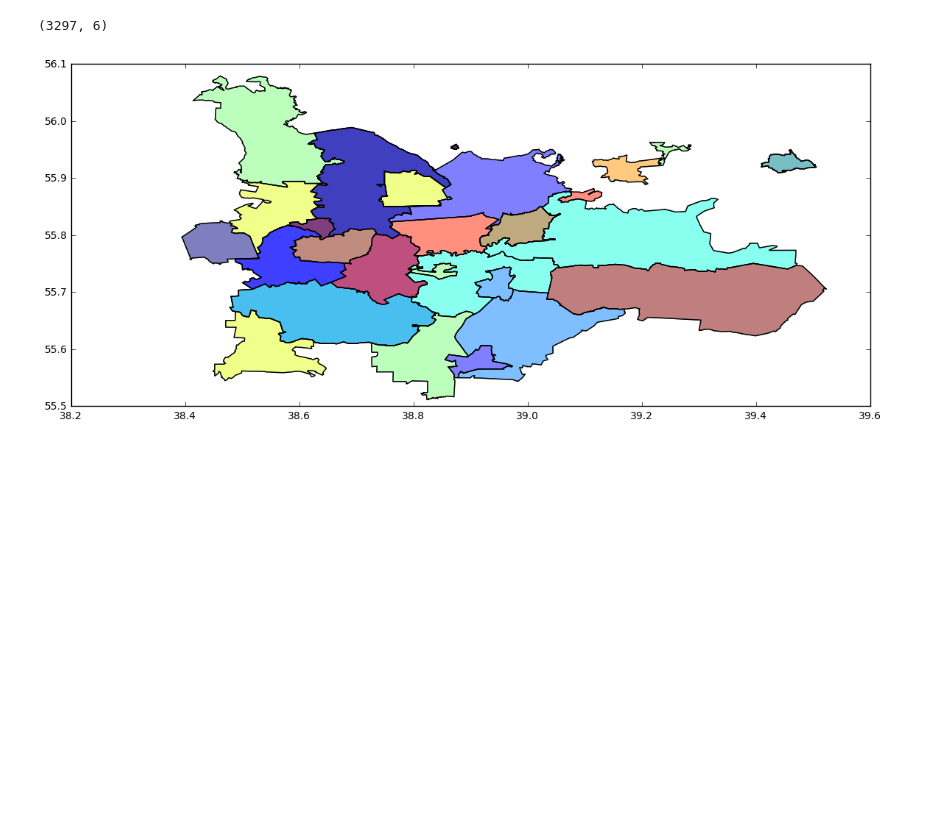
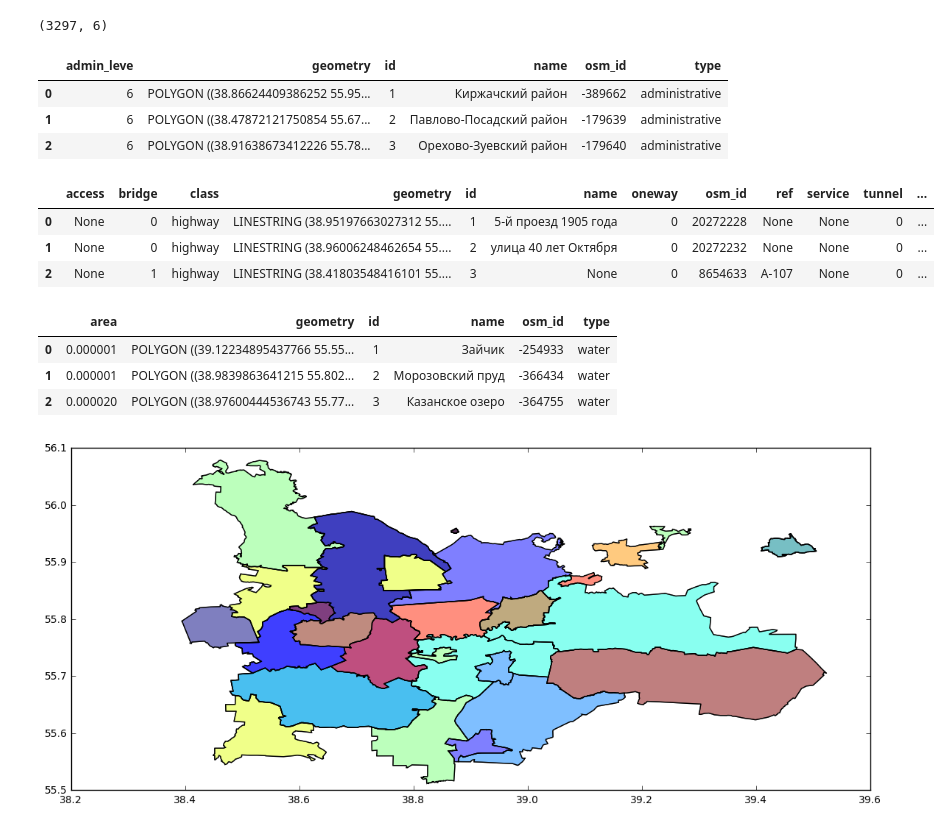
Before and after one commit to OlgaBelitskaya/data-analyst-nd002, a Jupyter notebook: Data_Analyst_ND_Project3/Data_Analyst_ND_Project3_MoscowRegion.ipynb, the cells around one changed output. Cells and saved outputs as stored; diff of their text form; code cells hidden in the pictures; blank space fills up the shorter version.

```diff
--- a/Data_Analyst_ND_Project3/Data_Analyst_ND_Project3_MoscowRegion.ipynb
+++ b/Data_Analyst_ND_Project3/Data_Analyst_ND_Project3_MoscowRegion.ipynb
@@ -634,5 +665,27 @@ df_roads.shape
 df_waterareas.shape
 # %% [output]
 (3297, 6)
+# %%
+# Display examples of data rows
+df_admin.head(3)
+# %% [output]
+|  | admin_leve | geometry | id | name | osm_id | type |
+| 0 | 6 | POLYGON ((38.86624409386252 55.95... | 1 | Киржачский район | -389662 | administrative |
+| 1 | 6 | POLYGON ((38.47872121750854 55.67... | 2 | Павлово-Посадский район | -179639 | administrative |
+| 2 | 6 | POLYGON ((38.91638673412226 55.78... | 3 | Орехово-Зуевский район | -179640 | administrative |
+# %%
+df_roads.head(3)
+# %% [output]
+|  | access | bridge | class | geometry | id | name | oneway | osm_id | ref | service | tunnel | ... |
+| 0 | None | 0 | highway | LINESTRING (38.95197663027312 55.... | 1 | 5-й проезд 1905 года | 0 | 20272228 | None | None | 0 | ... |
+| 1 | None | 0 | highway | LINESTRING (38.96006248462654 55.... | 2 | улица 40 лет Октября | 0 | 20272232 | None | None | 0 | ... |
+| 2 | None | 1 | highway | LINESTRING (38.41803548416101 55.... | 3 | None | 0 | 8654633 | А-107 | None | 0 | ... |
+# %%
+df_waterareas.head(3)
+# %% [output]
+|  | area | geometry | id | name | osm_id | type |
+| 0 | 0.000001 | POLYGON ((39.12234895437766 55.55... | 1 | Зайчик | -254933 | water |
+| 1 | 0.000001 | POLYGON ((38.9839863641215 55.802... | 2 | Морозовский пруд | -366434 | water |
+| 2 | 0.000020 | POLYGON ((38.97600444536743 55.77... | 3 | Казанское озеро | -364755 | water |
 # %%
 # Setup the size of the image
```
Also changed, not shown: parts of 43 cells of this notebook.
